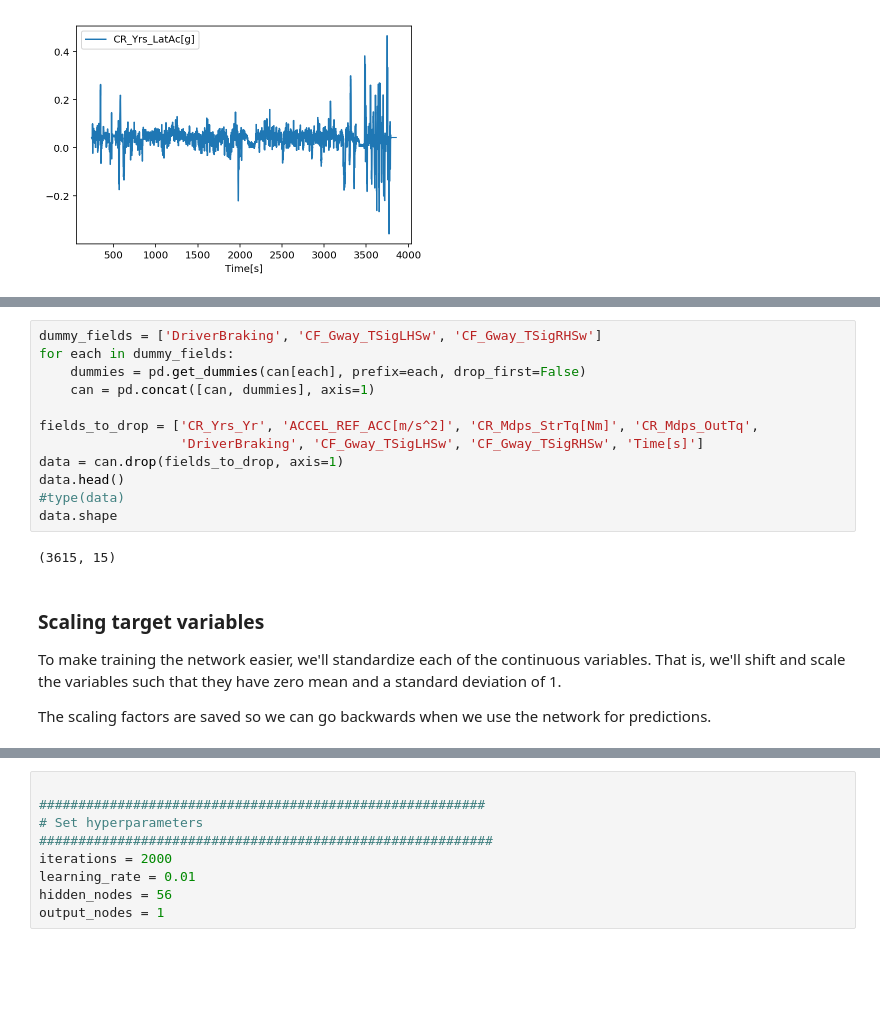
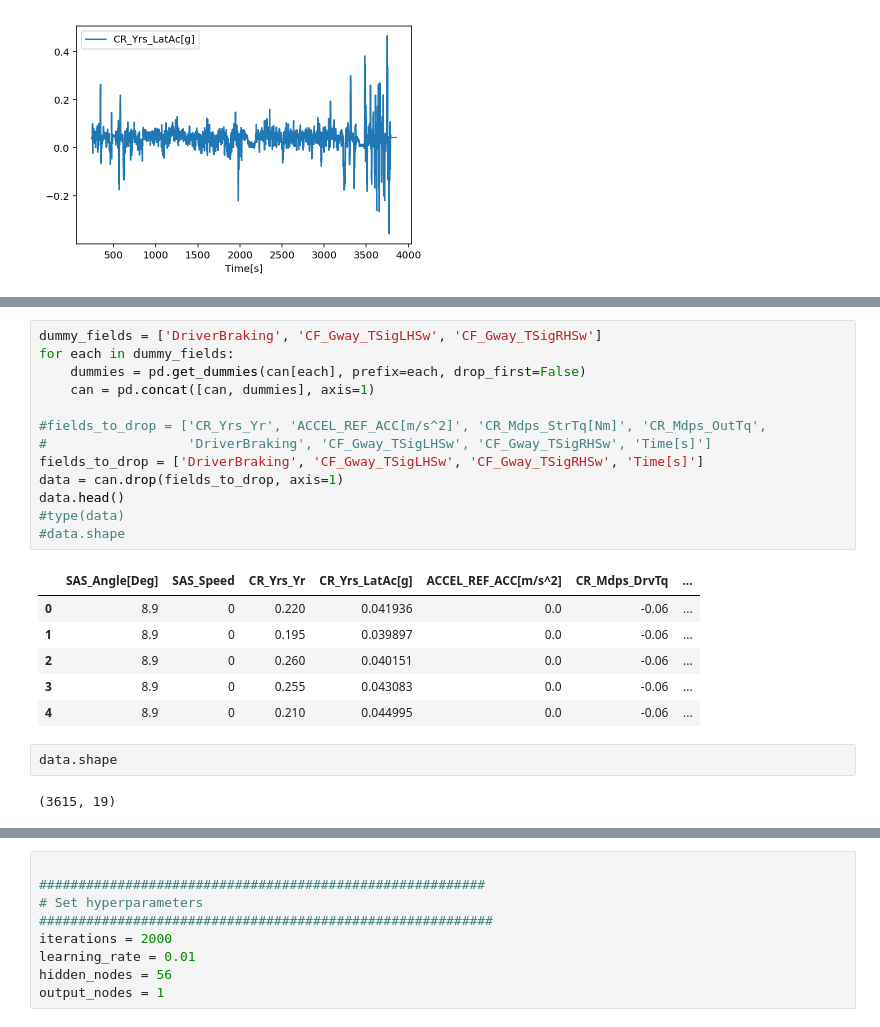
Before and after one commit to endland/nn_test, a Jupyter notebook: can/CAN_neural_network.ipynb, the cells around one changed output, grey strips where cells are left out. Drawn from its saved outputs; the diff is of its cells as text; blank space fills up the shorter version.

```diff
--- a/can/CAN_neural_network.ipynb
+++ b/can/CAN_neural_network.ipynb
@@ -52,19 +51,24 @@ Here we have some categorical variables like season, weather, month. To include
 # %%
 dummy_fields = ['DriverBraking', 'CF_Gway_TSigLHSw', 'CF_Gway_TSigRHSw']
 for each in dummy_fields:
     dummies = pd.get_dummies(can[each], prefix=each, drop_first=False)
     can = pd.concat([can, dummies], axis=1)
 
-fields_to_drop = ['CR_Yrs_Yr', 'ACCEL_REF_ACC[m/s^2]', 'CR_Mdps_StrTq[Nm]', 'CR_Mdps_OutTq',
-                  'DriverBraking', 'CF_Gway_TSigLHSw', 'CF_Gway_TSigRHSw', 'Time[s]']
+#fields_to_drop = ['CR_Yrs_Yr', 'ACCEL_REF_ACC[m/s^2]', 'CR_Mdps_StrTq[Nm]', 'CR_Mdps_OutTq',
+#                  'DriverBraking', 'CF_Gway_TSigLHSw', 'CF_Gway_TSigRHSw', 'Time[s]']
+fields_to_drop = ['DriverBraking', 'CF_Gway_TSigLHSw', 'CF_Gway_TSigRHSw', 'Time[s]']
 data = can.drop(fields_to_drop, axis=1)
 data.head()
 #type(data)
-data.shape
+#data.shape
 # %% [output]
-(3615, 15)
+|  | SAS_Angle[Deg] | SAS_Speed | CR_Yrs_Yr | CR_Yrs_LatAc[g] | ACCEL_REF_ACC[m/s^2] | CR_Mdps_DrvTq | ... |
+| 0 | 8.9 | 0 | 0.220 | 0.041936 | 0.0 | -0.06 | ... |
+| 1 | 8.9 | 0 | 0.195 | 0.039897 | 0.0 | -0.06 | ... |
+| 2 | 8.9 | 0 | 0.260 | 0.040151 | 0.0 | -0.06 | ... |
+| 3 | 8.9 | 0 | 0.255 | 0.043083 | 0.0 | -0.06 | ... |
+| 4 | 8.9 | 0 | 0.210 | 0.044995 | 0.0 | -0.06 | ... |
-# %% [markdown]
-### Scaling target variables
-To make training the network easier, we'll standardize each of the continuous variables. That is, we'll shift and scale the variables such that they have zero mean and a standard deviation of 1.
-
-The scaling factors are saved so we can go backwards when we use the network for predictions.
+# %%
+data.shape
+# %% [output]
+(3615, 19)
```
Also changed, not shown: parts of 31 cells of this notebook, 1 other file.
